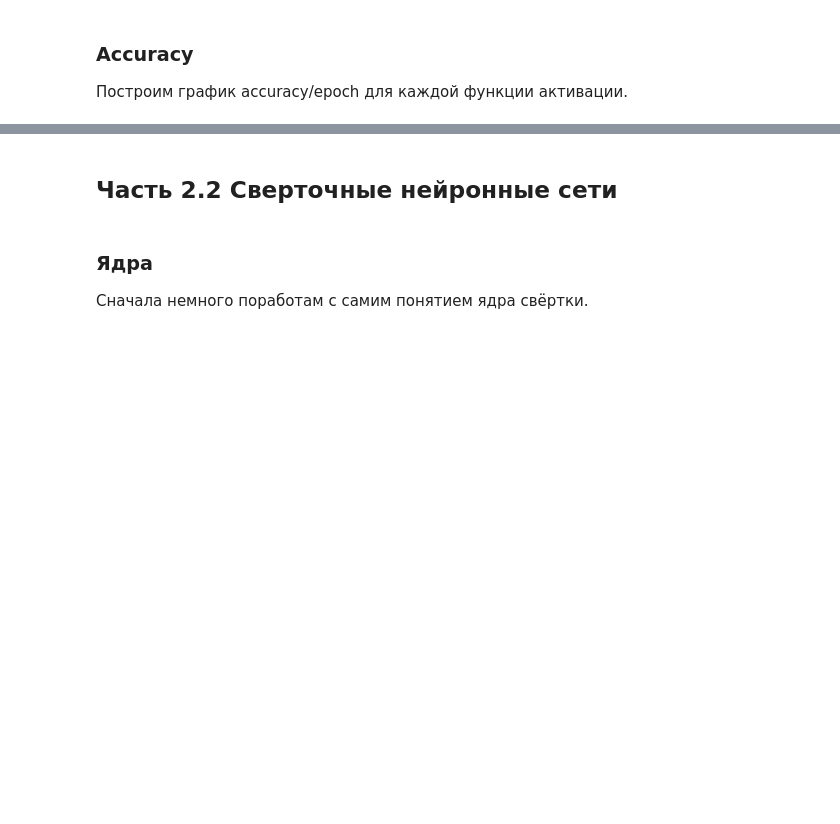
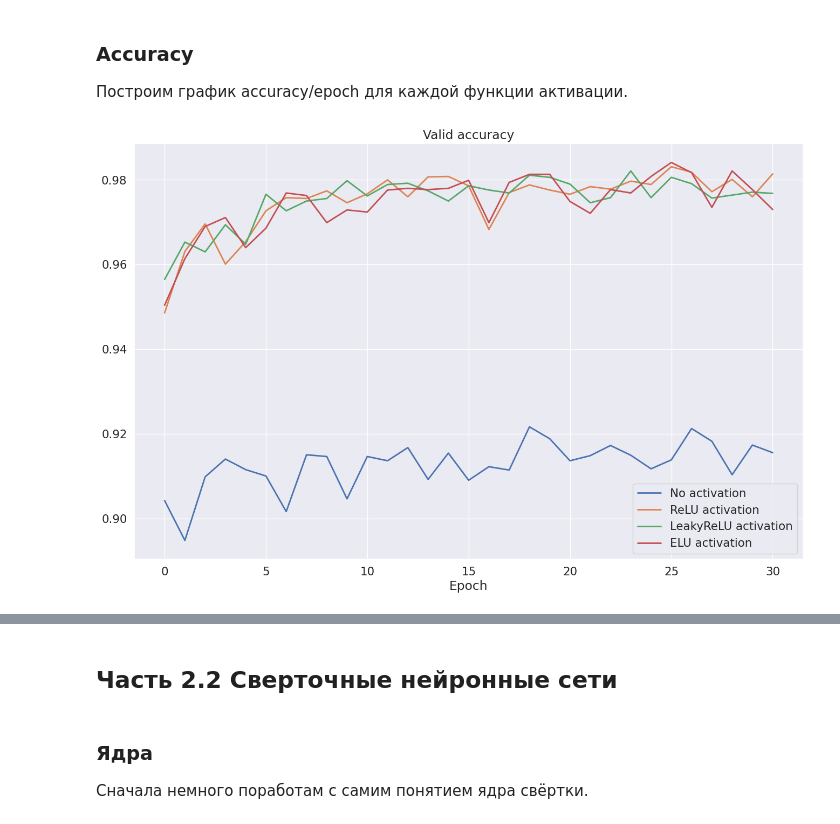
Before and after one commit to rinkorn/course-stepik-dl-advanced, a Jupyter notebook: hw11/[homework]dense_and_convolutional_nn.ipynb, the cells around one changed output, grey strips where cells are left out. Saved outputs shown, nothing was run; the diff lists cells and outputs as text; code cells hidden in the pictures; blank space fills up the shorter version.

````diff
--- a/hw11/[homework]dense_and_convolutional_nn.ipynb
+++ b/hw11/[homework]dense_and_convolutional_nn.ipynb
@@ -292,27 +338,3 @@ for epoch in range(max_epochs):  # <--------------- итерируемся по
 ```
 # %% [markdown]
 ### Задание. Дополните цикл обучения.
-# %%
-max_epochs = 10
-accuracy = {"train": [], "valid": []}
-for epoch in range(max_epochs):
-    for k, dataloader in loaders.items():
-        epoch_correct = 0
-        epoch_all = 0
-        for x_batch, y_batch in dataloader:
-            if k == "train":
-                 # YOUR CODE. Set model to ``train`` mode and calculate outputs. Don't forget zero_grad!
-            else:
-                 # YOUR CODE. Set model to ``eval`` mode and calculate outputs
-            preds = outp.argmax(-1)
-            correct =  # YOUR CODE GOES HERE
-            all =  # YOUR CODE GOES HERE
-            epoch_correct += correct.item()
-            epoch_all += all
-            if k == "train":
-                loss = criterion(outp, y_batch)
-                # YOUR CODE. Calculate gradients and make a step of your optimizer
-        if k == "train":
-            print(f"Epoch: {epoch+1}")
-        print(f"Loader: {k}. Accuracy: {epoch_correct/epoch_all}")
-        accuracy[k].append(epoch_correct/epoch_all)
@@ -332,0 +389,10 @@ leaky_relu_accuracy = #YOUR CODE
+# %%
+def test_activation_function(activation):
+    model = get_model(activation)
+    accuracy = run(model, max_epoch=EPOCHS, lr=1e-3)
+    return accuracy
+
+plain_accuracy = test_activation_function(Identical)
+elu_accuracy = test_activation_function(nn.ELU)
+relu_accuracy = test_activation_function(nn.ReLU)
+leaky_relu_accuracy = test_activation_function(nn.LeakyReLU)
@@ -336,15 +420,17 @@ leaky_relu_accuracy = #YOUR CODE
 # %%
 sns.set(style="darkgrid", font_scale=1.4)
 
 plt.figure(figsize=(16, 10))
 plt.title("Valid accuracy")
-plt.plot(range(max_epochs), plain_accuracy, label="No activation", linewidth=2)
-plt.plot(range(max_epochs), relu_accuracy, label="ReLU activation", linewidth=2)
-plt.plot(range(max_epochs), leaky_relu_accuracy, label="LeakyReLU activation", linewidth=2)
-plt.plot(range(max_epochs), elu_accuracy, label="ELU activation", linewidth=2)
+plt.plot(range(EPOCHS), plain_accuracy['valid'], label="No activation", linewidth=2)
+plt.plot(range(EPOCHS), relu_accuracy['valid'], label="ReLU activation", linewidth=2)
+plt.plot(range(EPOCHS), leaky_relu_accuracy['valid'], label="LeakyReLU activation", linewidth=2)
+plt.plot(range(EPOCHS), elu_accuracy['valid'], label="ELU activation", linewidth=2)
 plt.legend()
 plt.xlabel("Epoch")
 plt.show()
+# %% [output]
+[figure, added]
 # %%
 plt.figure(figsize=(16, 10))
 plt.title("Valid accuracy")
````
Also changed, not shown: parts of 37 cells of this notebook, 12 other files.
